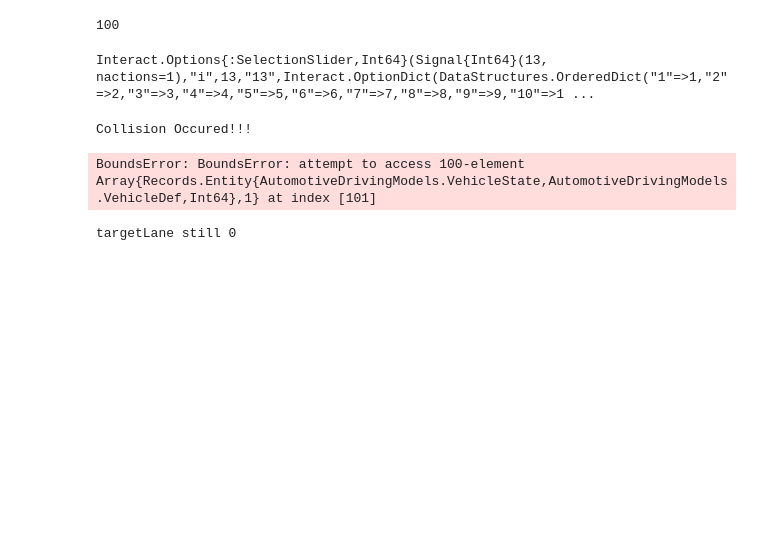
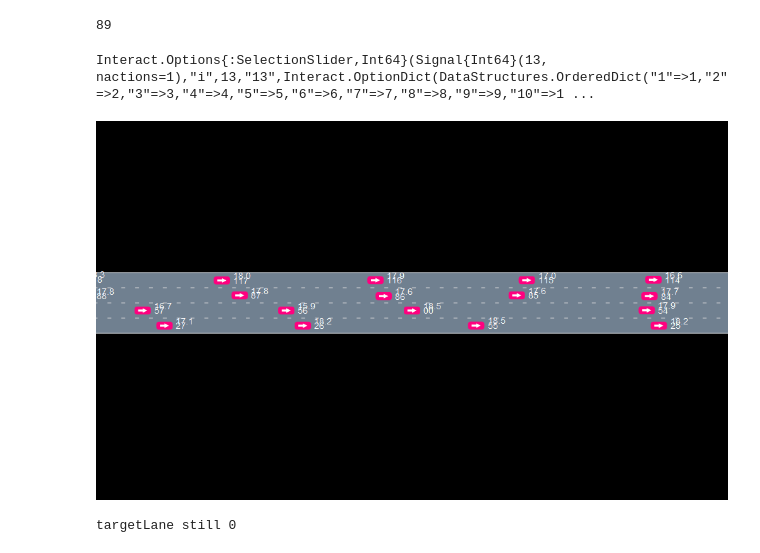
Before and after one commit to ekhlasssonu/HierarchicalDriving.jl, a Jupyter notebook: notebooks/FlatMDPViz.ipynb, the cells around one changed output. Cells and saved outputs as stored; diff of their text form; code cells hidden in the pictures; blank space fills up the shorter version.

```diff
--- a/notebooks/FlatMDPViz.ipynb
+++ b/notebooks/FlatMDPViz.ipynb
@@ -10,26 +10,25 @@ import Base: ==, +, *, -, <, >, copy, Random, hash
 # %% [output]
 [interactive output not drawn]
 # %%
-n = 160
-i = 100
+n = 120
+i = 89
 # %% [output]
-100
+89
 # %%
 p = SimulationMDP(n);
 # %%
-policyFileName = "../scratch/SingleAgentGridPolicy.jld"
+policyFileName = "../scratch/SingleAgentGrid/SingleAgentGridPolicy.jld"
 hf1 = HierarchicalFramework1(p, policyFileName)
 rng = MersenneTwister(i*29+1)
 hp1 = HierarchicalPolicy1(hf1)
 hr = HistoryRecorder(max_steps = 150, rng = rng)
 hist = simulate(hr, p, hp1);
 @manipulate for i in 1:n_steps(hist)+1
     (p,state_hist(hist)[i],SceneOverlay[CarVelOverlay(), CarIDOverlay()])
 end
 # %% [output]
 Interact.Options{:SelectionSlider,Int64}(Signal{Int64}(13, nactions=1),"i",13,"13",Interact.OptionDict(DataStructures.OrderedDict("1"=>1,"2"=>2,"3"=>3,"4"=>4,"5"=>5,"6"=>6,"7"=>7,"8"=>8,"9"=>9,"10"=>1 ...
-Collision Occured!!!
-BoundsError: BoundsError: attempt to access 100-element Array{Records.Entity{AutomotiveDrivingModels.VehicleState,AutomotiveDrivingModels.VehicleDef,Int64},1} at index [101]
+[figure, added]
 # %%
 rng = MersenneTwister(i*29+1)
 policy1 = subintentional_simulation_policy(p, rng)
```
Also changed, not shown: 23 other files.
